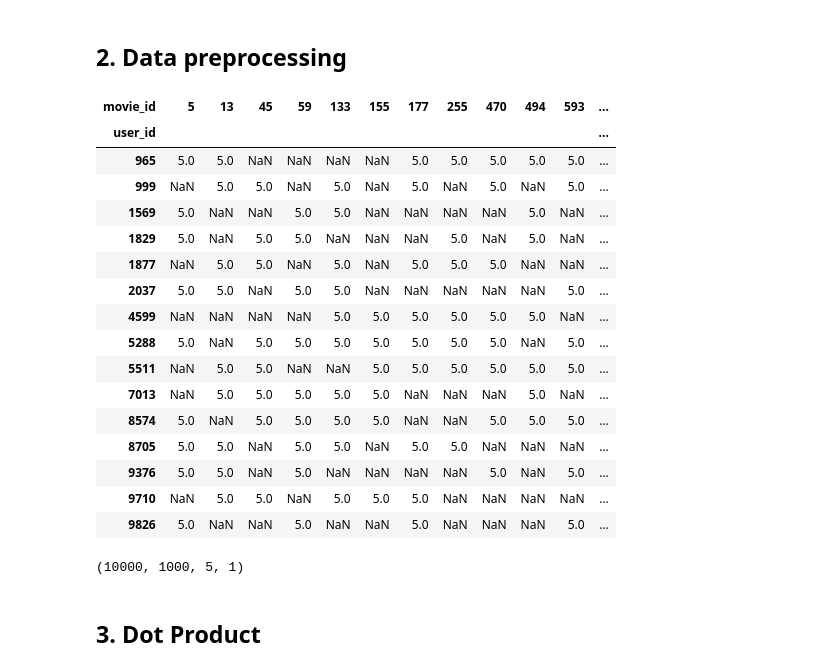
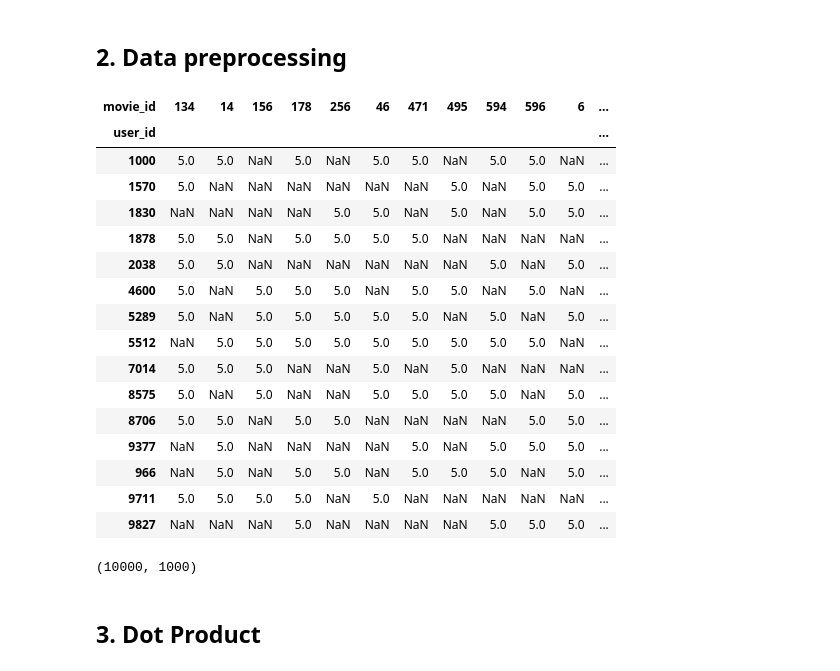
Before and after one commit to emmahoggett/Project2_ML, a Jupyter notebook: RecommenderRMSE.ipynb, the cells around one changed output. Saved outputs shown, nothing was run; the diff lists cells and outputs as text; code cells hidden in the pictures.

```diff
--- a/RecommenderRMSE.ipynb
+++ b/RecommenderRMSE.ipynb
@@ -40,53 +32,51 @@ samples = load_data(DATA_TEST_PATH)
 # %%
 from sklearn.model_selection import train_test_split
 from sklearn.preprocessing import LabelEncoder
 
 # take 15 more frequent users
-g = data.groupby('user_id')['rating'].count()
+g = ratings.groupby('user_id')['rating'].count()
 top_users = g.sort_values(ascending=False)[:15]
 
 # take 15 more frequent movies
-g = data.groupby('movie_id')['rating'].count()
+g = ratings.groupby('movie_id')['rating'].count()
 top_movies = g.sort_values(ascending=False)[:15]
 
 # combine frequent users and most rated movies
-top_r = data.join(top_users, rsuffix = '_r', how = 'inner', on = 'user_id')
+top_r = ratings.join(top_users, rsuffix = '_r', how = 'inner', on = 'user_id')
 top_r = top_r.join (top_movies, rsuffix = '_r', how = 'inner', on = 'movie_id')
 
 pd.crosstab(top_r.user_id, top_r.movie_id, top_r.rating, aggfunc = np.sum)
 # %% [output]
-| movie_id | 5 | 13 | 45 | 59 | 133 | 155 | 177 | 255 | 470 | 494 | 593 | ... |
+| movie_id | 134 | 14 | 156 | 178 | 256 | 46 | 471 | 495 | 594 | 596 | 6 | ... |
 | user_id |  |  |  |  |  |  |  |  |  |  |  | ... |
-| 965 | 5.0 | 5.0 | NaN | NaN | NaN | NaN | 5.0 | 5.0 | 5.0 | 5.0 | 5.0 | ... |
-| 999 | NaN | 5.0 | 5.0 | NaN | 5.0 | NaN | 5.0 | NaN | 5.0 | NaN | 5.0 | ... |
-| 1569 | 5.0 | NaN | NaN | 5.0 | 5.0 | NaN | NaN | NaN | NaN | 5.0 | NaN | ... |
-| 1829 | 5.0 | NaN | 5.0 | 5.0 | NaN | NaN | NaN | 5.0 | NaN | 5.0 | NaN | ... |
-| 1877 | NaN | 5.0 | 5.0 | NaN | 5.0 | NaN | 5.0 | 5.0 | 5.0 | NaN | NaN | ... |
-| 2037 | 5.0 | 5.0 | NaN | 5.0 | 5.0 | NaN | NaN | NaN | NaN | NaN | 5.0 | ... |
-| 4599 | NaN | NaN | NaN | NaN | 5.0 | 5.0 | 5.0 | 5.0 | 5.0 | 5.0 | NaN | ... |
-| 5288 | 5.0 | NaN | 5.0 | 5.0 | 5.0 | 5.0 | 5.0 | 5.0 | 5.0 | NaN | 5.0 | ... |
-| 5511 | NaN | 5.0 | 5.0 | NaN | NaN | 5.0 | 5.0 | 5.0 | 5.0 | 5.0 | 5.0 | ... |
-| 7013 | NaN | 5.0 | 5.0 | 5.0 | 5.0 | 5.0 | NaN | NaN | NaN | 5.0 | NaN | ... |
-| 8574 | 5.0 | NaN | 5.0 | 5.0 | 5.0 | 5.0 | NaN | NaN | 5.0 | 5.0 | 5.0 | ... |
-| 8705 | 5.0 | 5.0 | NaN | 5.0 | 5.0 | NaN | 5.0 | 5.0 | NaN | NaN | NaN | ... |
-| 9376 | 5.0 | 5.0 | NaN | 5.0 | NaN | NaN | NaN | NaN | 5.0 | NaN | 5.0 | ... |
-| 9710 | NaN | 5.0 | 5.0 | NaN | 5.0 | 5.0 | 5.0 | NaN | NaN | NaN | NaN | ... |
-| 9826 | 5.0 | NaN | NaN | 5.0 | NaN | NaN | 5.0 | NaN | NaN | NaN | 5.0 | ... |
+| 1000 | 5.0 | 5.0 | NaN | 5.0 | NaN | 5.0 | 5.0 | NaN | 5.0 | 5.0 | NaN | ... |
+| 1570 | 5.0 | NaN | NaN | NaN | NaN | NaN | NaN | 5.0 | NaN | 5.0 | 5.0 | ... |
+| 1830 | NaN | NaN | NaN | NaN | 5.0 | 5.0 | NaN | 5.0 | NaN | 5.0 | 5.0 | ... |
+| 1878 | 5.0 | 5.0 | NaN | 5.0 | 5.0 | 5.0 | 5.0 | NaN | NaN | NaN | NaN | ... |
+| 2038 | 5.0 | 5.0 | NaN | NaN | NaN | NaN | NaN | NaN | 5.0 | NaN | 5.0 | ... |
+| 4600 | 5.0 | NaN | 5.0 | 5.0 | 5.0 | NaN | 5.0 | 5.0 | NaN | 5.0 | NaN | ... |
+| 5289 | 5.0 | NaN | 5.0 | 5.0 | 5.0 | 5.0 | 5.0 | NaN | 5.0 | NaN | 5.0 | ... |
+| 5512 | NaN | 5.0 | 5.0 | 5.0 | 5.0 | 5.0 | 5.0 | 5.0 | 5.0 | 5.0 | NaN | ... |
+| 7014 | 5.0 | 5.0 | 5.0 | NaN | NaN | 5.0 | NaN | 5.0 | NaN | NaN | NaN | ... |
+| 8575 | 5.0 | NaN | 5.0 | NaN | NaN | 5.0 | 5.0 | 5.0 | 5.0 | NaN | 5.0 | ... |
+| 8706 | 5.0 | 5.0 | NaN | 5.0 | 5.0 | NaN | NaN | NaN | NaN | 5.0 | 5.0 | ... |
+| 9377 | NaN | 5.0 | NaN | NaN | NaN | NaN | 5.0 | NaN | 5.0 | 5.0 | 5.0 | ... |
+| 966 | NaN | 5.0 | NaN | 5.0 | 5.0 | NaN | 5.0 | 5.0 | 5.0 | NaN | 5.0 | ... |
+| 9711 | 5.0 | 5.0 | 5.0 | 5.0 | NaN | 5.0 | NaN | NaN | NaN | NaN | NaN | ... |
+| 9827 | NaN | NaN | NaN | 5.0 | NaN | NaN | NaN | NaN | 5.0 | 5.0 | 5.0 | ... |
 # %%
 user_enc = LabelEncoder()
-data ['user'] = user_enc.fit_transform(data['user_id'].values)
-n_users = data ['user'].nunique()
+ratings['user'] = user_enc.fit_transform(ratings['user_id'].values)
+n_users = ratings['user'].nunique()
 
 item_enc = LabelEncoder()
-data ['movie'] = item_enc.fit_transform(data['movie_id'].values)
-n_movies = data ['movie'].nunique()
+ratings['movie'] = item_enc.fit_transform(ratings['movie_id'].values)
+n_movies = ratings['movie'].nunique()
 
 
-data ['rating'] = data ['rating'].values.astype(np.int)
-min_rating = min(data['rating'])
-max_rating = max(data ['rating'])
+ratings['rating'] = ratings['rating'].values.astype(np.int)
 
-n_users, n_movies, max_rating, min_rating
+n_users, n_movies
 # %% [output]
-(10000, 1000, 5, 1)
+(10000, 1000)
 # %%
```
Also changed, not shown: parts of 4 cells of this notebook, 8 other files.
